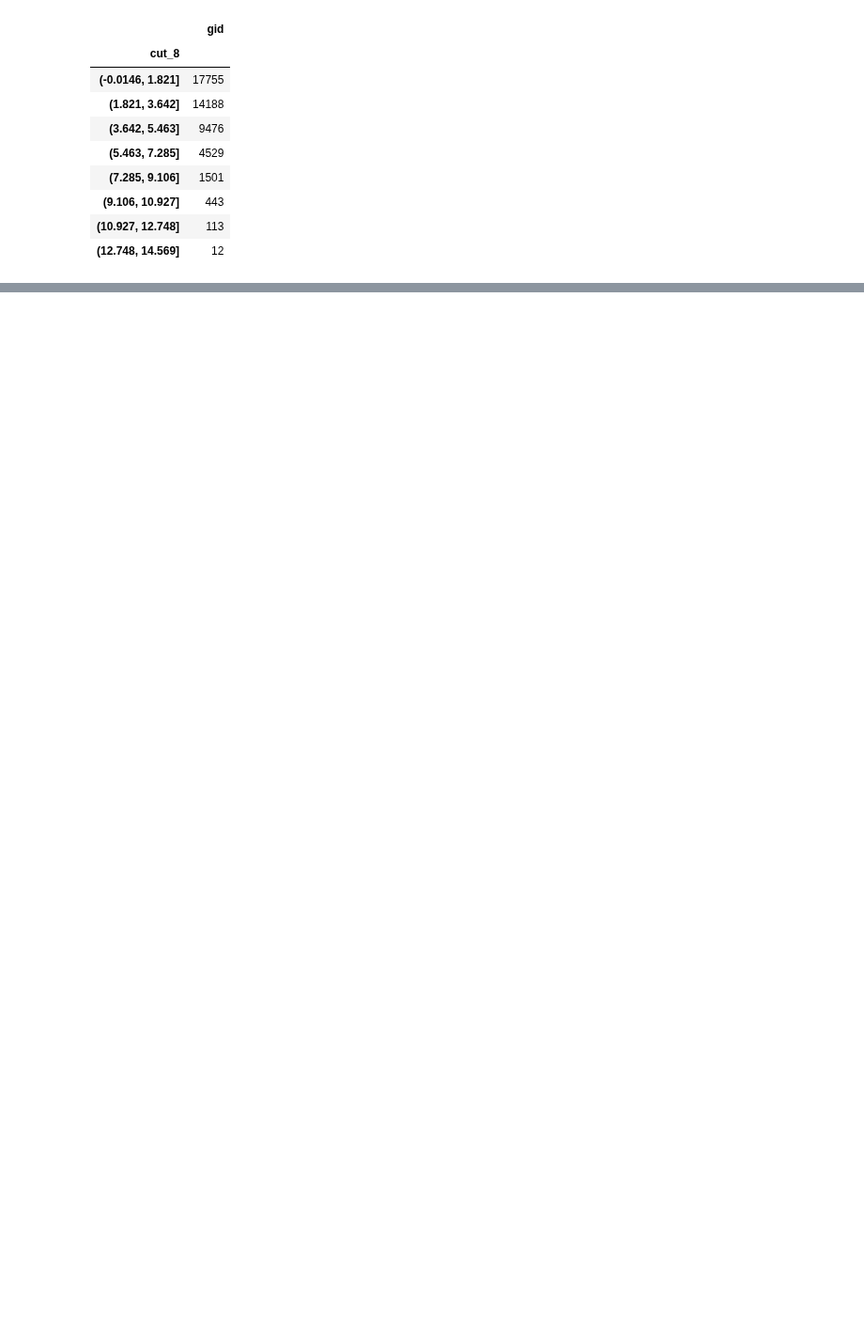
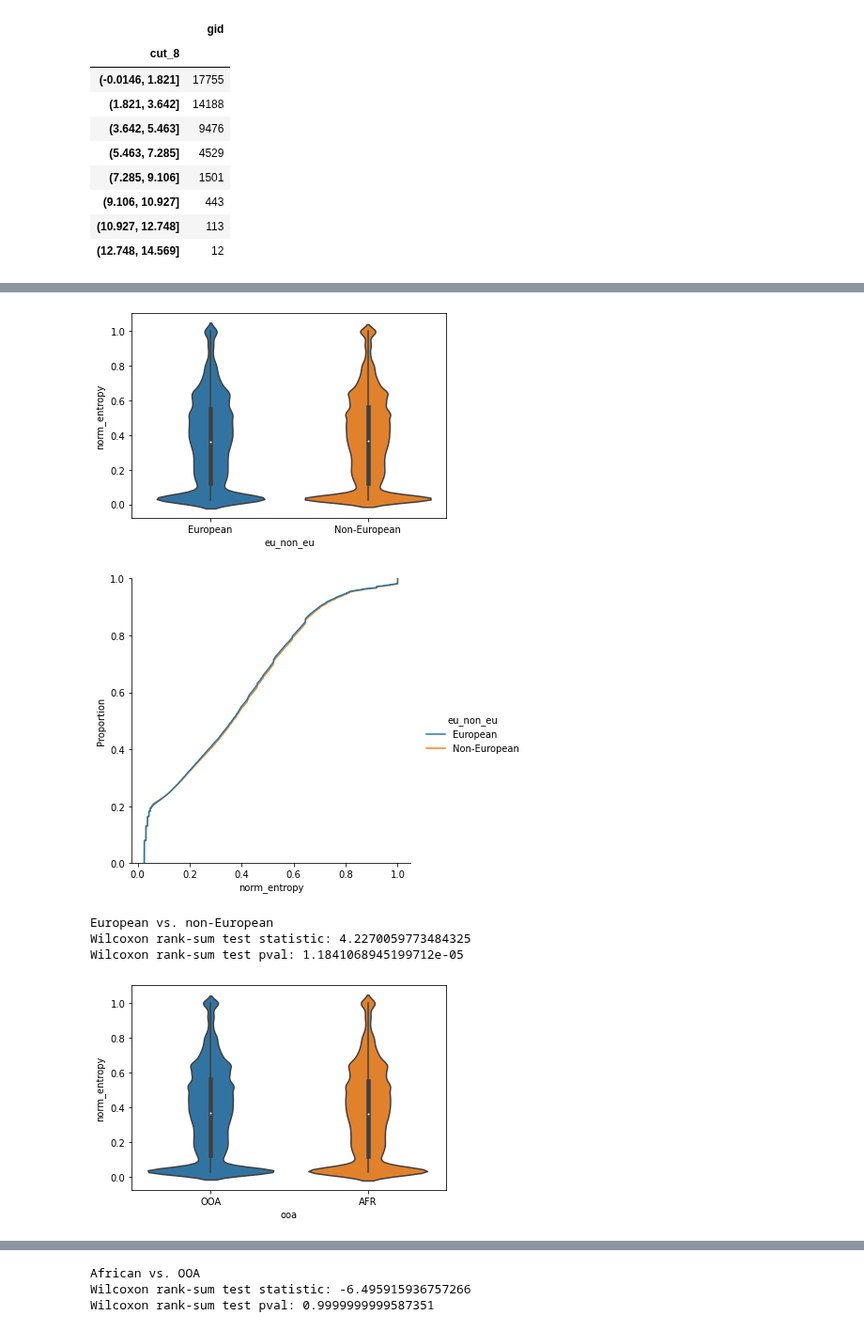
Before and after one commit to fairliereese/240903_pt, a Jupyter notebook: analysis/entropy_3.ipynb, the cells around one changed output, grey strips where cells are left out. Shown at 94% size. Drawn from its saved outputs; the diff is of its cells as text; code cells hidden in the pictures; blank space fills up the shorter version.

```diff
--- a/analysis/entropy_3.ipynb
+++ b/analysis/entropy_3.ipynb
@@ -327,0 +340,5 @@ gene_df[['cut_8', 'gid']].groupby('cut_8').nunique()
+# %%
+# lets remove things in the first decile then
+print(len(e_df.index))
+temp2 = e_df.loc[e_df.decile > 0]
+print(len(temp2.index))
@@ -327,0 +348,70 @@ gene_df[['cut_8', 'gid']].groupby('cut_8').nunique()
+# %%
+# first add European / non-Eur and African / OOA labels
+temp2 = temp2.merge(meta[['sample', 'ooa']],
+                  how='left',
+                  on='sample')
+# %%
+temp2.rename({'ooa_x':'ooa'}, axis=1, inplace=True)
+# %%
+
+
+temp2['eu_non_eu'] = 'Non-European'
+temp2.loc[temp2['population'].isin(['CEU', 'AJI']), 'eu_non_eu'] = 'European'
+
+# European vs. non-European
+
+sns.violinplot(temp2, x='eu_non_eu', y='norm_entropy')
+plt.show()
+sns.displot(temp2, hue='eu_non_eu', x='norm_entropy', kind='ecdf')
+plt.show()
+
+
+x = temp2.loc[temp2.eu_non_eu == 'Non-European', 'norm_entropy'].tolist() # hypothesis is that this is greater
+y = temp2.loc[temp2.eu_non_eu == 'European', 'norm_entropy'].tolist()
+
+stat, pval = st.ranksums(x, y, alternative='greater')
+
+print('European vs. non-European')
+print(f'Wilcoxon rank-sum test statistic: {stat}')
+print(f'Wilcoxon rank-sum test pval: {pval}')
+
+# African vs. OOA
+
+sns.violinplot(temp2, x='ooa', y='norm_entropy')
+plt.show()
+sns.displot(temp2, hue='ooa', x='norm_entropy', kind='ecdf')
+plt.show()
+
+
+x = temp2.loc[temp2.ooa == 'AFR', 'norm_entropy'].tolist() # hypothesis is that this is greater
+y = temp2.loc[temp2.ooa == 'OOA', 'norm_entropy'].tolist()
+
+stat, pval = st.ranksums(x, y, alternative='greater')
+print('African vs. OOA')
+print(f'Wilcoxon rank-sum test statistic: {stat}')
+print(f'Wilcoxon rank-sum test pval: {pval}')
+
+# African vs. Eur
+temp = temp2.loc[(temp2.ooa=='AFR')|(temp2.eu_non_eu=='European')]
+temp['eu_af'] = 'African'
+temp.loc[temp.population.isin(['CEU', 'AJI']), 'eu_af'] = 'European'
+
+sns.violinplot(temp, x='eu_af', y='norm_entropy')
+plt.show()
+sns.displot(temp, hue='eu_af', x='norm_entropy', kind='ecdf')
+plt.show()
+
+x = temp.loc[temp.eu_af == 'African', 'norm_entropy'].tolist() # hypothesis is that this is greater
+y = temp.loc[temp.eu_af == 'European', 'norm_entropy'].tolist()
+
+stat, pval = st.ranksums(x, y, alternative='greater')
+print('African vs. European')
+print(f'Wilcoxon rank-sum test statistic: {stat}')
+print(f'Wilcoxon rank-sum test pval: {pval}')
+# %% [output]
+[figure, added]
+[figure, added]
+European vs. non-European
+Wilcoxon rank-sum test statistic: 4.2270059773484325
+Wilcoxon rank-sum test pval: 1.1841068945199712e-05
+[figure, added]
@@ -327,0 +419,3 @@ gene_df[['cut_8', 'gid']].groupby('cut_8').nunique()
+African vs. OOA
+Wilcoxon rank-sum test statistic: -6.495915936757266
+Wilcoxon rank-sum test pval: 0.9999999999587351
```
Also changed, not shown: parts of 11 cells of this notebook.
